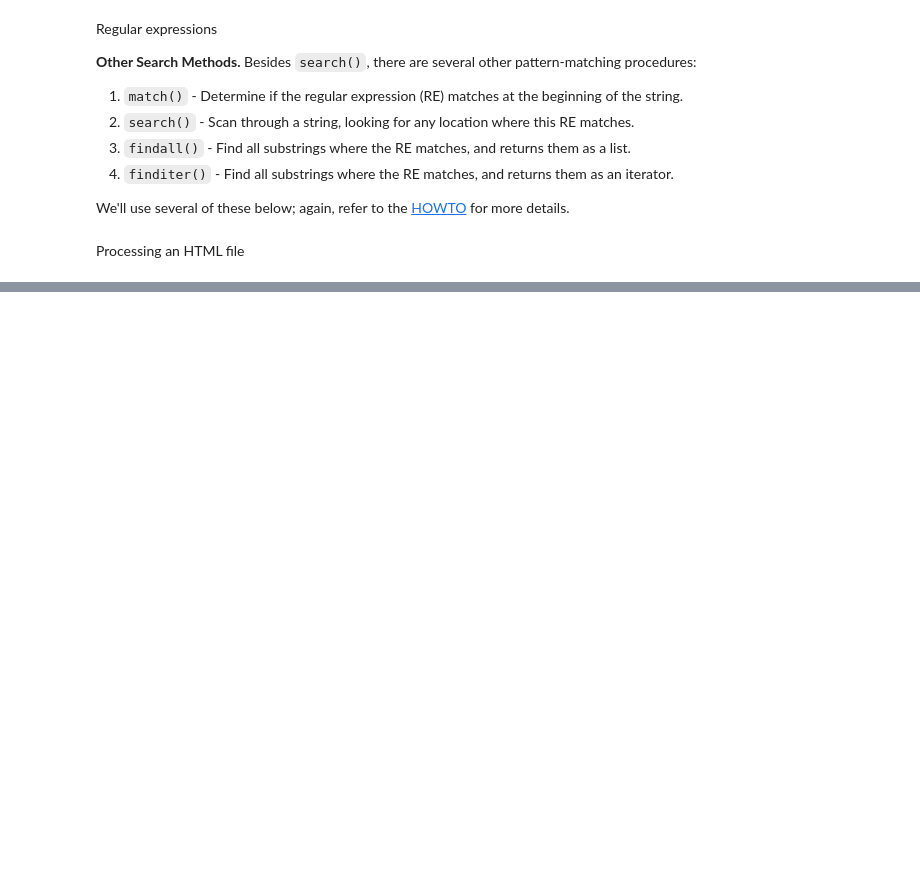
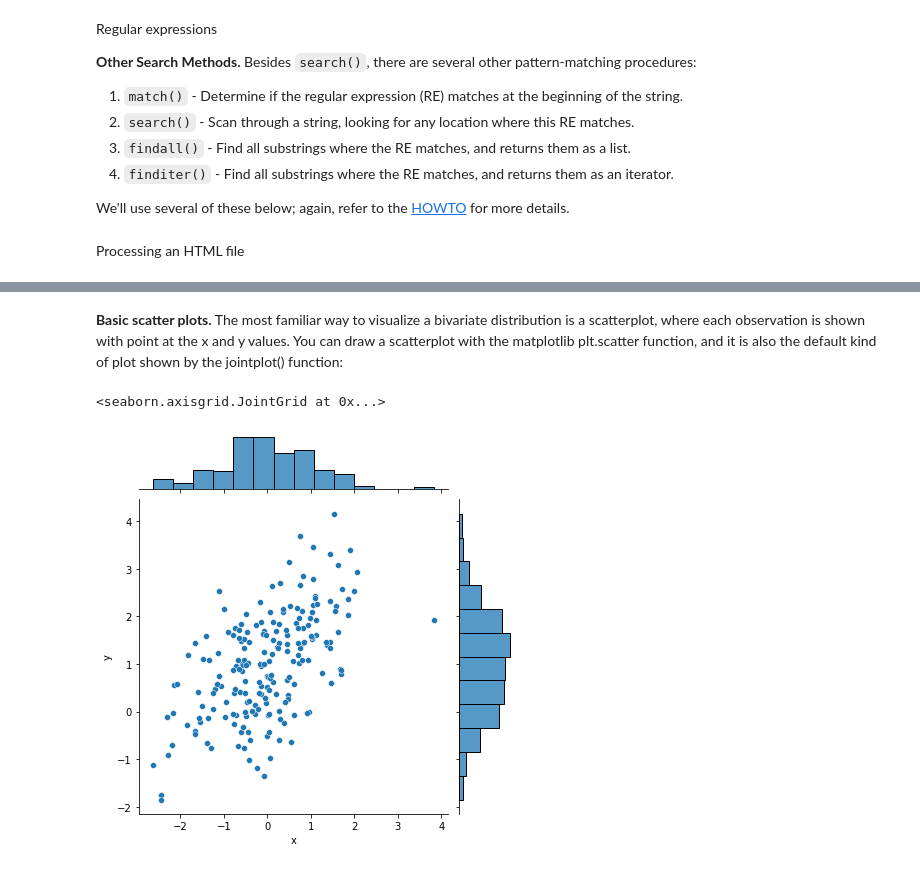
Before and after one commit to AaronRoethe/python_bytes, a Jupyter notebook: omsa.ipynb, the cells around one changed output, grey strips where cells are left out. Cells and saved outputs as stored; diff of their text form; code cells hidden in the pictures; blank space fills up the shorter version.

```diff
--- a/omsa.ipynb
+++ b/omsa.ipynb
@@ -350,0 +372,7 @@ if m in None or len(m.groups()) != 3:
+# %% [markdown]
+**Basic scatter plots.** The most familiar way to visualize a bivariate distribution is a scatterplot, where each observation is shown with point at the x and y values. You can draw a scatterplot with the matplotlib plt.scatter function, and it is also the default kind of plot shown by the jointplot() function:
+# %%
+sns.jointplot(x="x", y="y", data=df)
+# %% [output]
+<seaborn.axisgrid.JointGrid at 0x...>
+[figure, added]
```
Also changed, not shown: parts of 13 cells of this notebook.
